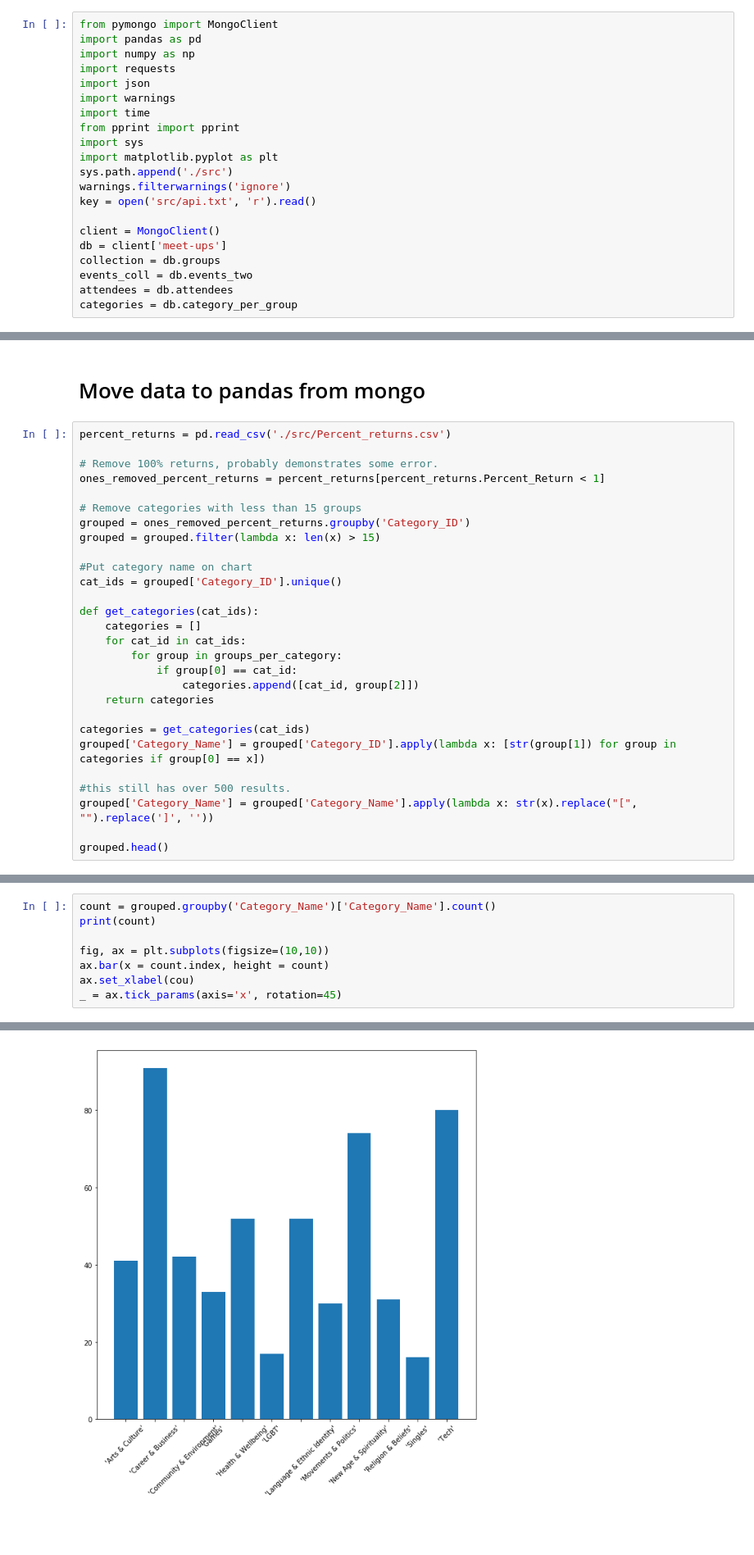
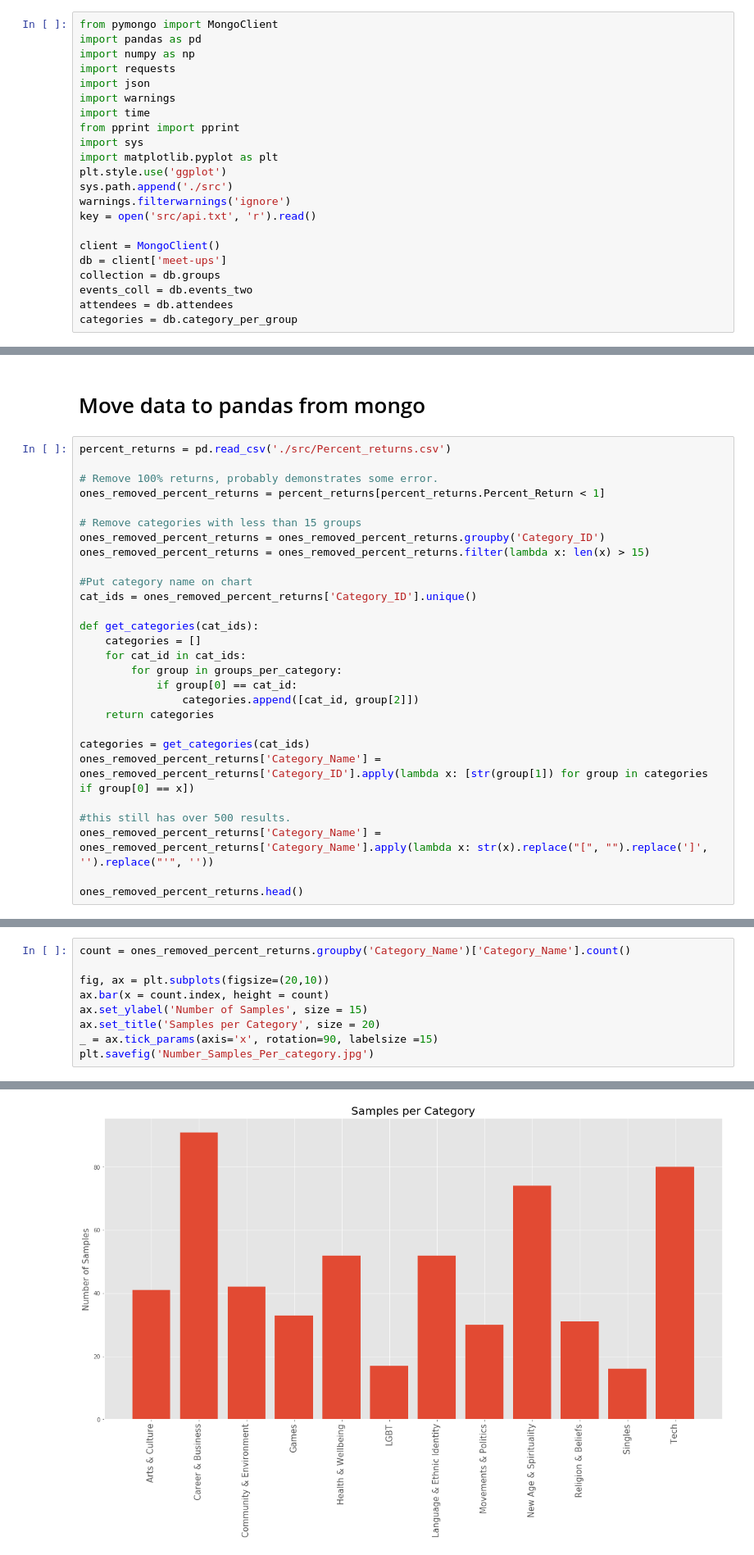
Before and after one commit to Jesse-Kerr/meetup_retentions, a Jupyter notebook: meetup.ipynb, the cells around one changed output, grey strips where cells are left out. Shown at 82% size. Saved outputs shown, nothing was run; the diff lists cells and outputs as text; blank space fills up the shorter version.

Commit message:
Visualized means and distributions

```diff
--- a/meetup.ipynb
+++ b/meetup.ipynb
@@ -26,6 +26,7 @@ import time
 from pprint import pprint
 import sys
 import matplotlib.pyplot as plt
+plt.style.use('ggplot')
 sys.path.append('./src')
 warnings.filterwarnings('ignore')
 key = open('src/api.txt', 'r').read()
@@ -258,11 +259,11 @@ percent_returns = pd.read_csv('./src/Percent_returns.csv')
 ones_removed_percent_returns = percent_returns[percent_returns.Percent_Return < 1]
 
 # Remove categories with less than 15 groups
-grouped = ones_removed_percent_returns.groupby('Category_ID')
-grouped = grouped.filter(lambda x: len(x) > 15)
+ones_removed_percent_returns = ones_removed_percent_returns.groupby('Category_ID')
+ones_removed_percent_returns = ones_removed_percent_returns.filter(lambda x: len(x) > 15)
 
 #Put category name on chart
-cat_ids = grouped['Category_ID'].unique()
+cat_ids = ones_removed_percent_returns['Category_ID'].unique()
 
 def get_categories(cat_ids):
     categories = []
@@ -273,11 +274,11 @@ def get_categories(cat_ids):
     return categories
 
 categories = get_categories(cat_ids)
-grouped['Category_Name'] = grouped['Category_ID'].apply(lambda x: [str(group[1]) for group in categories if group[0] == x])
+ones_removed_percent_returns['Category_Name'] = ones_removed_percent_returns['Category_ID'].apply(lambda x: [str(group[1]) for group in categories if group[0] == x])
 
 #this still has over 500 results.
-grouped['Category_Name'] = grouped['Category_Name'].apply(lambda x: str(x).replace("[", "").replace(']', ''))
+ones_removed_percent_returns['Category_Name'] = ones_removed_percent_returns['Category_Name'].apply(lambda x: str(x).replace("[", "").replace(']', '').replace("'", ''))
 
-grouped.head()
+ones_removed_percent_returns.head()
 # %% [output]
 |  | Unnamed: 0 | Category_ID | Percent_Return | _id | urlname | Category_Name |
@@ -289,9 +290,10 @@ grouped.head()
 # %%
-count = grouped.groupby('Category_Name')['Category_Name'].count()
-print(count)
+count = ones_removed_percent_returns.groupby('Category_Name')['Category_Name'].count()
 
-fig, ax = plt.subplots(figsize=(10,10))
+fig, ax = plt.subplots(figsize=(20,10))
 ax.bar(x = count.index, height = count)
-ax.set_xlabel(cou)
-_ = ax.tick_params(axis='x', rotation=45)
+ax.set_ylabel('Number of Samples', size = 15)
+ax.set_title('Samples per Category', size = 20)
+_ = ax.tick_params(axis='x', rotation=90, labelsize =15)
+plt.savefig('Number_Samples_Per_category.jpg')
 # %% [output]
@@ -312 +300 @@ Name: Category_Name, dtype: int64
-[figure, old version]
+[figure, new version]
```
Also changed, not shown: parts of 7 cells of this notebook, 3 other files.
